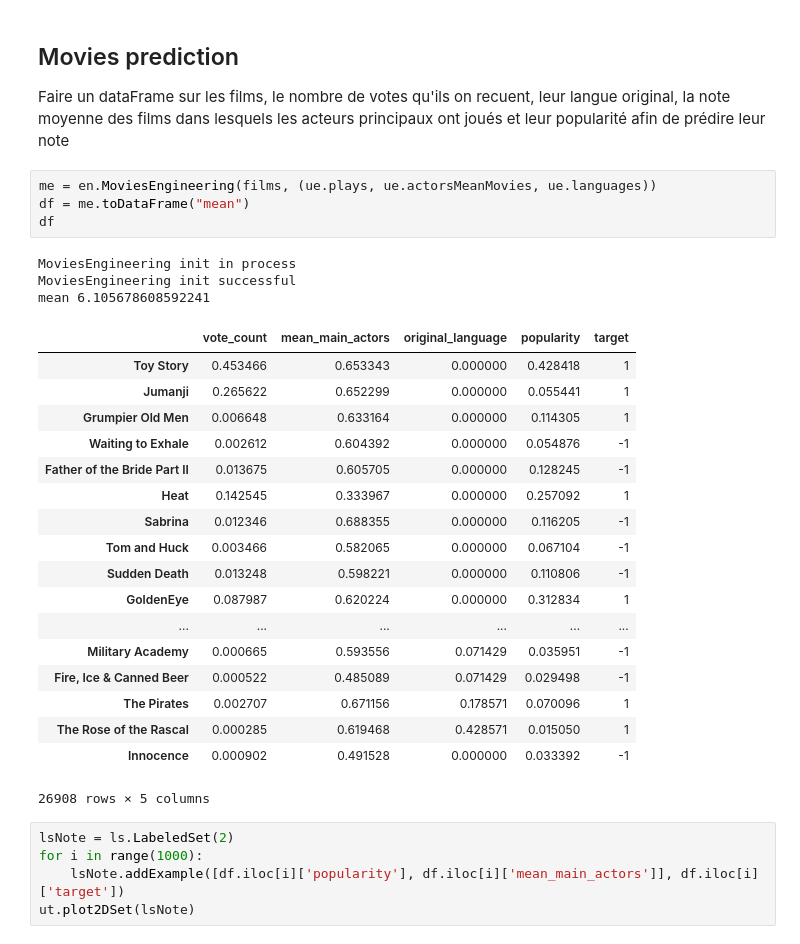
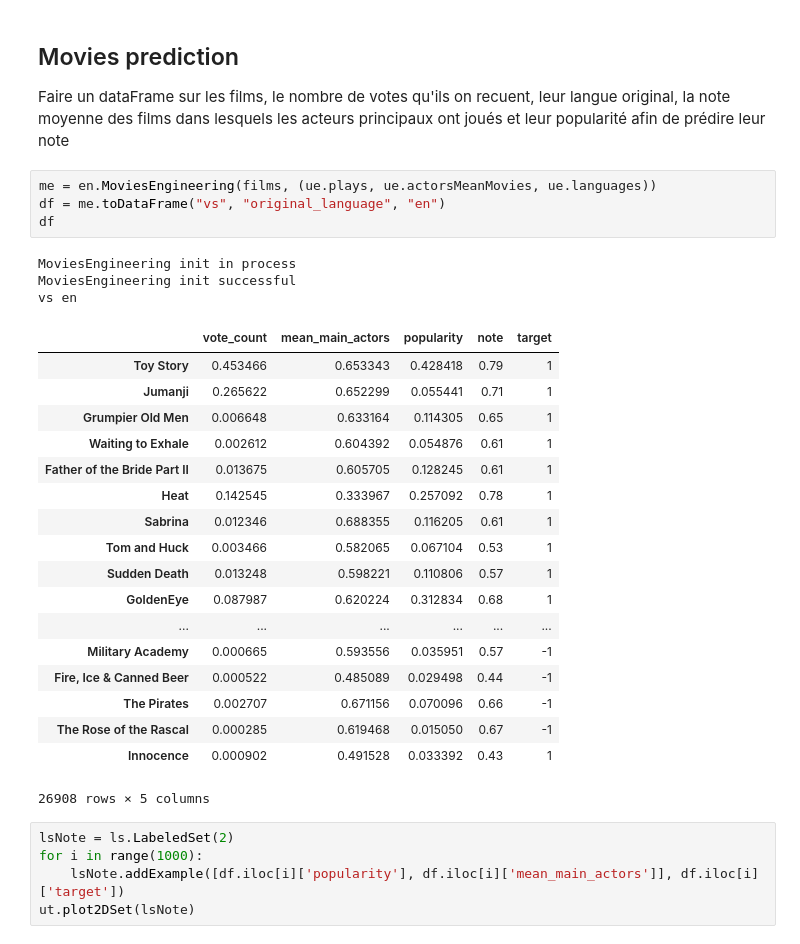
Before and after one commit to ohouens/3i026, a Jupyter notebook: projet/Analyse de données de films.ipynb, the cells around one changed output. Cells and saved outputs as stored; diff of their text form.

```diff
--- a/projet/Analyse de données de films.ipynb
+++ b/projet/Analyse de données de films.ipynb
@@ -178,29 +178,29 @@ Variance accuracy 225.5208333333334
 Faire un dataFrame sur les films, le nombre de votes qu'ils on recuent, leur langue original, la note moyenne des films dans lesquels les acteurs principaux ont joués et leur popularité afin de prédire leur note
 # %%
 me = en.MoviesEngineering(films, (ue.plays, ue.actorsMeanMovies, ue.languages))
-df = me.toDataFrame("mean")
+df = me.toDataFrame("vs", "original_language", "en")
 df
 # %% [output]
 MoviesEngineering init in process
 MoviesEngineering init successful
-mean 6.105678608592241
+vs en
-|  | vote_count | mean_main_actors | original_language | popularity | target |
-| Toy Story | 0.453466 | 0.653343 | 0.000000 | 0.428418 | 1 |
-| Jumanji | 0.265622 | 0.652299 | 0.000000 | 0.055441 | 1 |
-| Grumpier Old Men | 0.006648 | 0.633164 | 0.000000 | 0.114305 | 1 |
-| Waiting to Exhale | 0.002612 | 0.604392 | 0.000000 | 0.054876 | -1 |
-| Father of the Bride Part II | 0.013675 | 0.605705 | 0.000000 | 0.128245 | -1 |
-| Heat | 0.142545 | 0.333967 | 0.000000 | 0.257092 | 1 |
-| Sabrina | 0.012346 | 0.688355 | 0.000000 | 0.116205 | -1 |
-| Tom and Huck | 0.003466 | 0.582065 | 0.000000 | 0.067104 | -1 |
-| Sudden Death | 0.013248 | 0.598221 | 0.000000 | 0.110806 | -1 |
-| GoldenEye | 0.087987 | 0.620224 | 0.000000 | 0.312834 | 1 |
+|  | vote_count | mean_main_actors | popularity | note | target |
+| Toy Story | 0.453466 | 0.653343 | 0.428418 | 0.79 | 1 |
+| Jumanji | 0.265622 | 0.652299 | 0.055441 | 0.71 | 1 |
+| Grumpier Old Men | 0.006648 | 0.633164 | 0.114305 | 0.65 | 1 |
+| Waiting to Exhale | 0.002612 | 0.604392 | 0.054876 | 0.61 | 1 |
+| Father of the Bride Part II | 0.013675 | 0.605705 | 0.128245 | 0.61 | 1 |
+| Heat | 0.142545 | 0.333967 | 0.257092 | 0.78 | 1 |
+| Sabrina | 0.012346 | 0.688355 | 0.116205 | 0.61 | 1 |
+| Tom and Huck | 0.003466 | 0.582065 | 0.067104 | 0.53 | 1 |
+| Sudden Death | 0.013248 | 0.598221 | 0.110806 | 0.57 | 1 |
+| GoldenEye | 0.087987 | 0.620224 | 0.312834 | 0.68 | 1 |
 | ... | ... | ... | ... | ... | ... |
-| Military Academy | 0.000665 | 0.593556 | 0.071429 | 0.035951 | -1 |
-| Fire, Ice & Canned Beer | 0.000522 | 0.485089 | 0.071429 | 0.029498 | -1 |
-| The Pirates | 0.002707 | 0.671156 | 0.178571 | 0.070096 | 1 |
-| The Rose of the Rascal | 0.000285 | 0.619468 | 0.428571 | 0.015050 | 1 |
-| Innocence | 0.000902 | 0.491528 | 0.000000 | 0.033392 | -1 |
+| Military Academy | 0.000665 | 0.593556 | 0.035951 | 0.57 | -1 |
+| Fire, Ice & Canned Beer | 0.000522 | 0.485089 | 0.029498 | 0.44 | -1 |
+| The Pirates | 0.002707 | 0.671156 | 0.070096 | 0.66 | -1 |
+| The Rose of the Rascal | 0.000285 | 0.619468 | 0.015050 | 0.67 | -1 |
+| Innocence | 0.000902 | 0.491528 | 0.033392 | 0.43 | 1 |
 26908 rows × 5 columns
 # %%
 lsNote = ls.LabeledSet(2)
```
Also changed, not shown: 1 other file.
